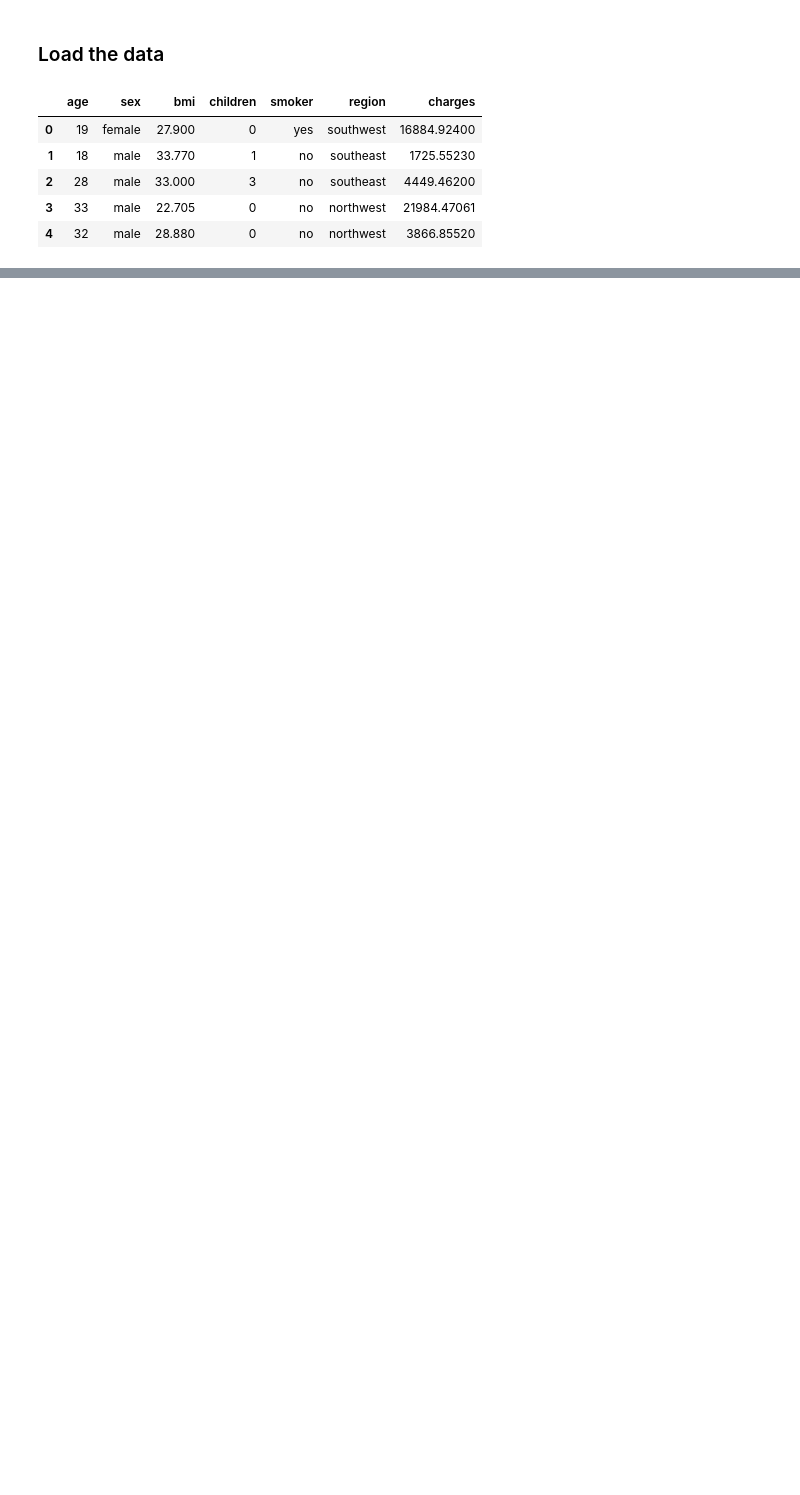
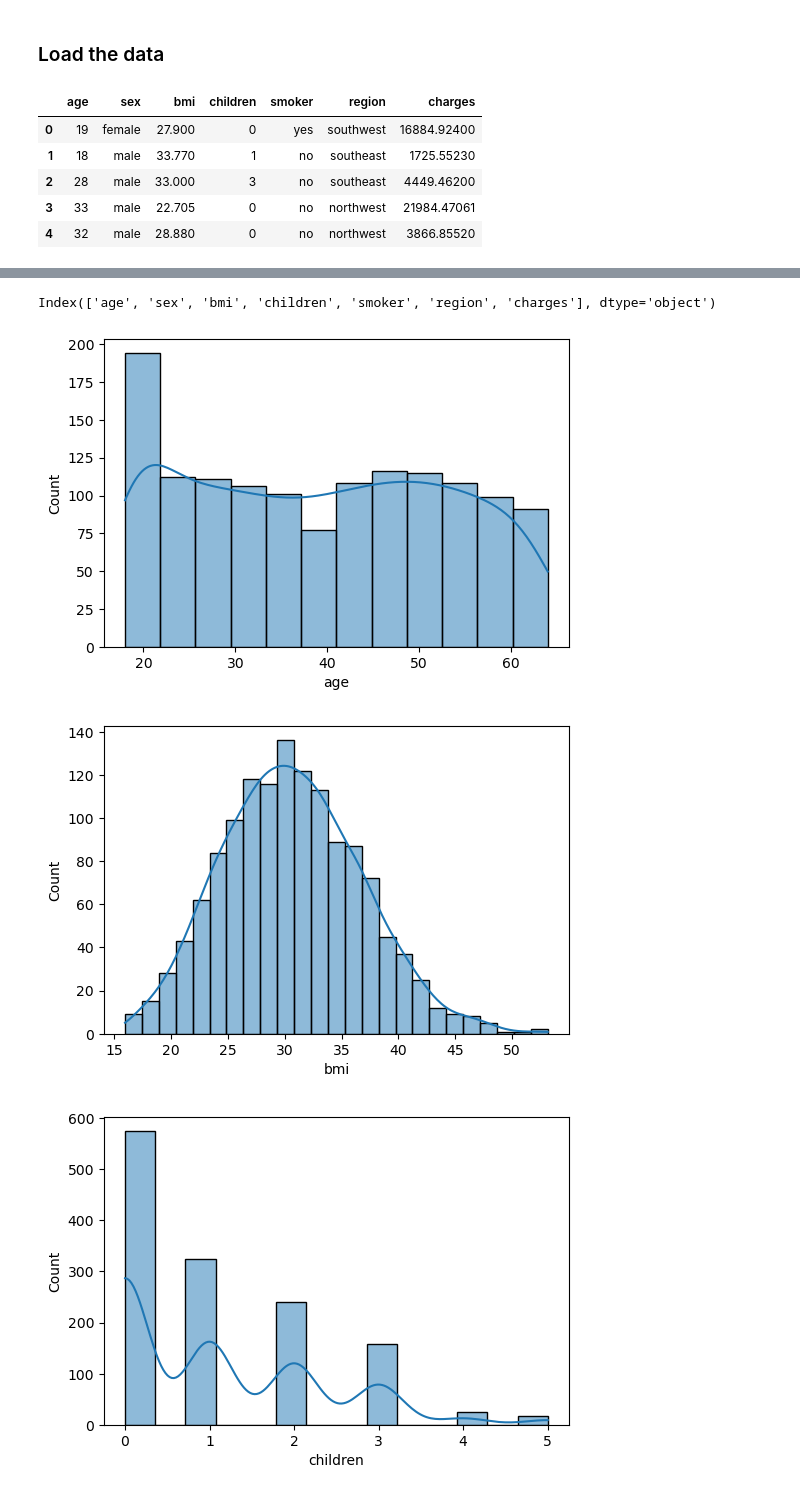
Before and after one commit to khizarzafar/insurance-cost-predictor, a Jupyter notebook: EDA.ipynb, the cells around one changed output, grey strips where cells are left out. Cells and saved outputs as stored; diff of their text form; code cells hidden in the pictures; blank space fills up the shorter version.

Commit message:
plots

```diff
--- a/EDA.ipynb
+++ b/EDA.ipynb
@@ -21,0 +77,13 @@ df.head()
+# %%
+df.columns
+# %% [output]
+Index(['age', 'sex', 'bmi', 'children', 'smoker', 'region', 'charges'], dtype='object')
+# %%
+numeric_columns = ['age','bmi','children','charges']
+for col in numeric_columns:
+    plt.figure(figsize=(6,4))
+    sns.histplot(df[col],kde=True)
+# %% [output]
+[figure, added]
+[figure, added]
+[figure, added]
```
Also changed, not shown: parts of 8 cells of this notebook.
